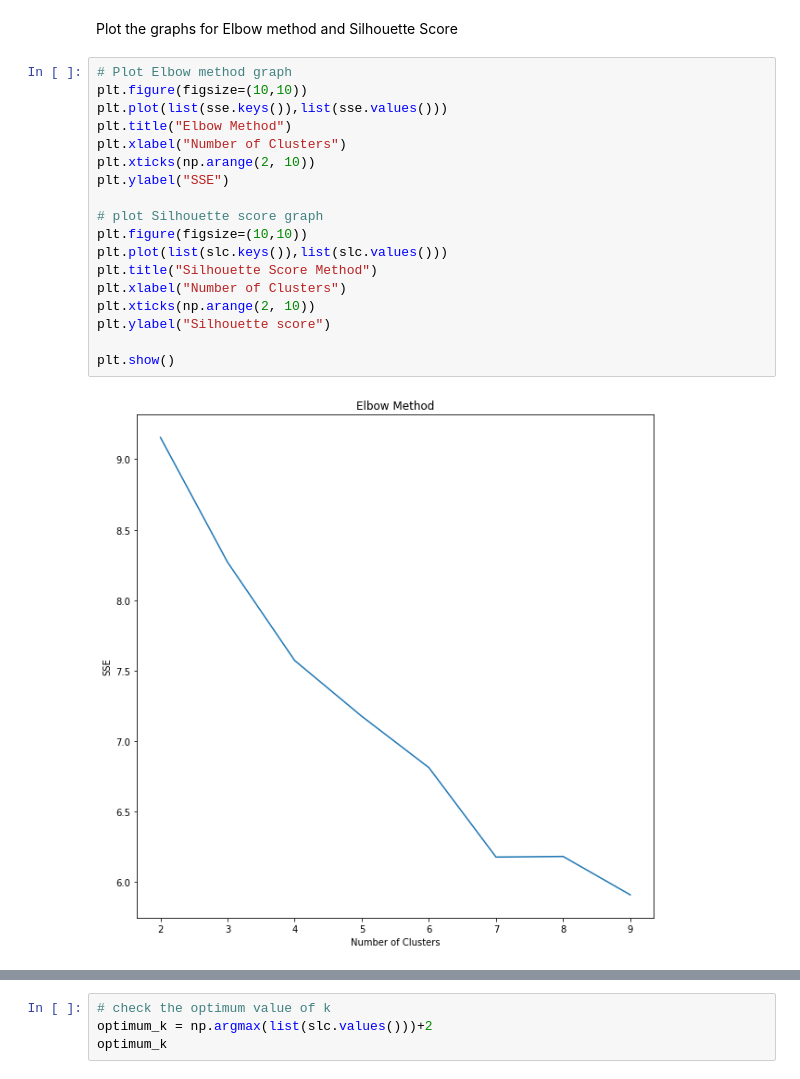
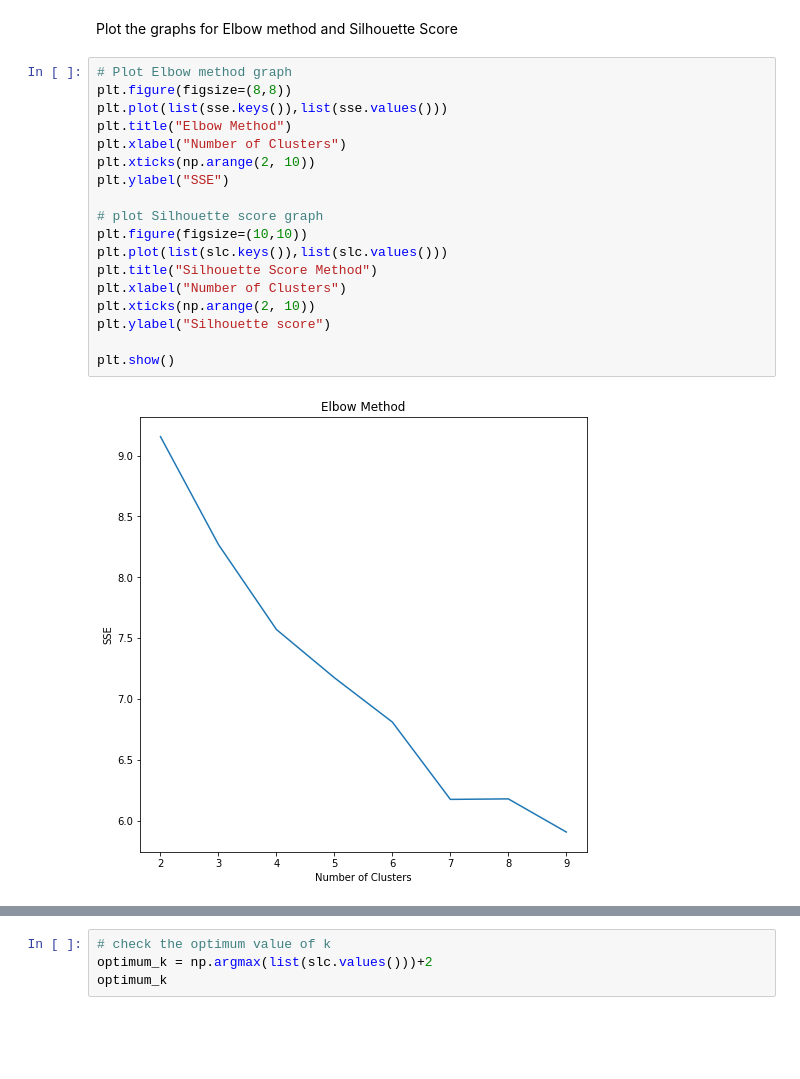
Before and after one commit to asharajan/Capstone-Project, a Jupyter notebook: BattleofNeighbourhoodPart2.ipynb, the cells around one changed output, grey strips where cells are left out. Cells and saved outputs as stored; diff of their text form; blank space fills up the shorter version.

```diff
--- a/BattleofNeighbourhoodPart2.ipynb
+++ b/BattleofNeighbourhoodPart2.ipynb
@@ -606,24 +606,24 @@ for k in range(2,10):
 Plot the graphs for Elbow method and Silhouette Score
 # %%
 # Plot Elbow method graph
-plt.figure(figsize=(10,10))
+plt.figure(figsize=(8,8))
 plt.plot(list(sse.keys()),list(sse.values()))
 plt.title("Elbow Method")
 plt.xlabel("Number of Clusters")
 plt.xticks(np.arange(2, 10))
 plt.ylabel("SSE")
 
 # plot Silhouette score graph
 plt.figure(figsize=(10,10))
 plt.plot(list(slc.keys()),list(slc.values()))
 plt.title("Silhouette Score Method")
 plt.xlabel("Number of Clusters")
 plt.xticks(np.arange(2, 10))
 plt.ylabel("Silhouette score")
 
 plt.show()
 # %% [output]
-[figure, old version]
+[figure, new version]
 [figure]
 # %%
 # check the optimum value of k
```
Also changed, not shown: parts of 1 cell of this notebook, 6 other files.
